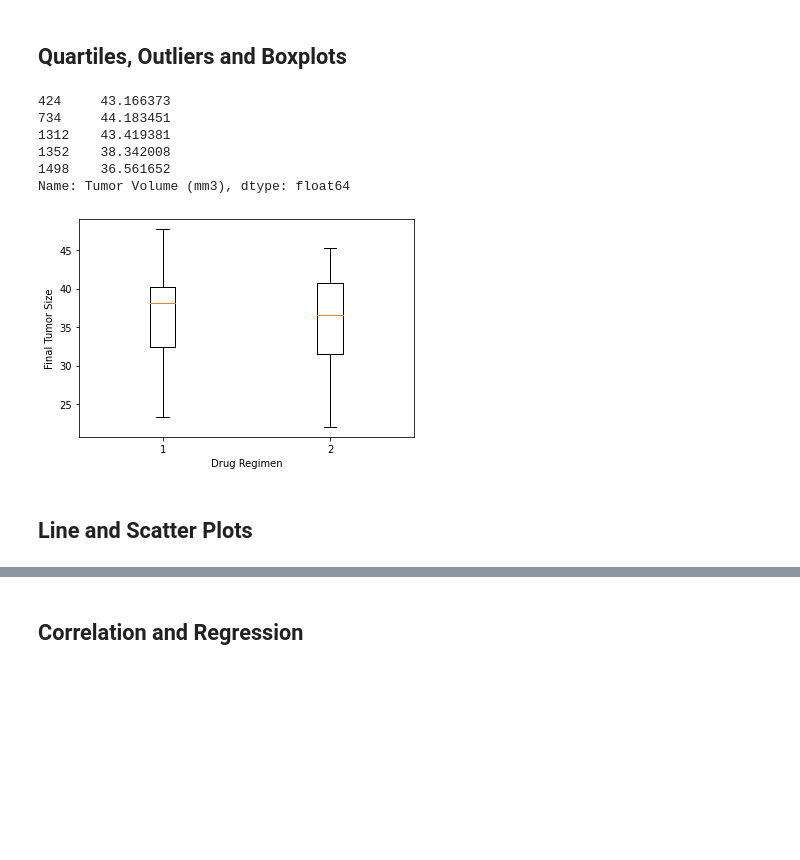
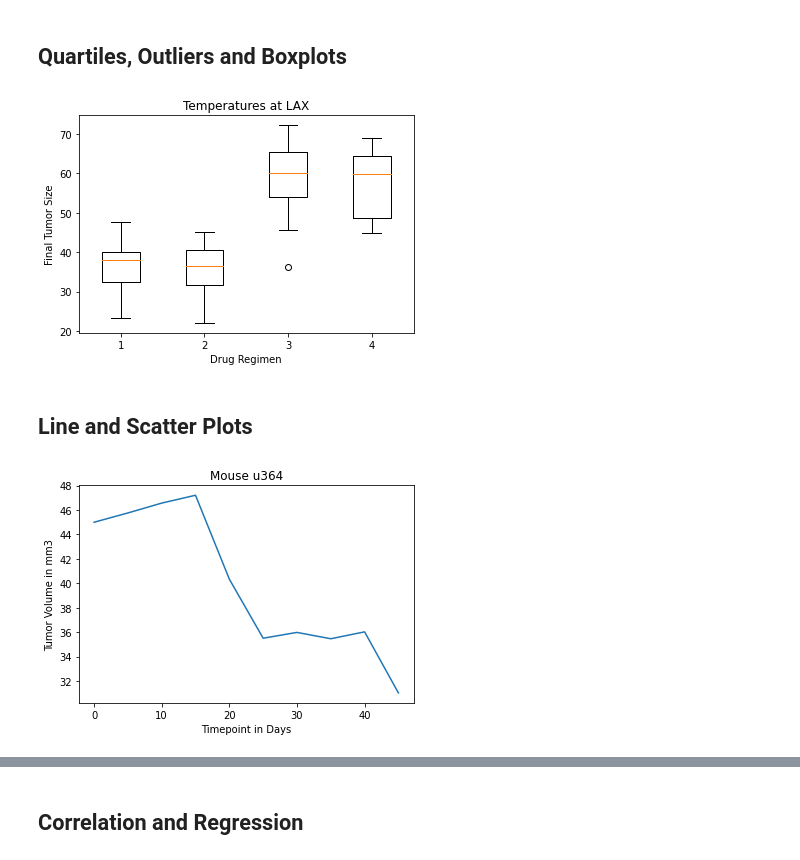
Before and after one commit to ajhibshman/Matplotlib, a Jupyter notebook: Pymaceuticals/pymaceuticals_starter-Copy1.ipynb, the cells around one changed output, grey strips where cells are left out. Cells and saved outputs as stored; diff of their text form; code cells hidden in the pictures; blank space fills up the shorter version.

Commit message:
finished all charts

```diff
--- a/Pymaceuticals/pymaceuticals_starter-Copy1.ipynb
+++ b/Pymaceuticals/pymaceuticals_starter-Copy1.ipynb
@@ -227,7 +227,6 @@ regimens= ["Capomulin", "Ramicane", "Infubinol","Ceftamin"]
 #Capomulin
 Capomulin=mice_final_TV.loc[mice_final_TV['Drug Regimen']=="Capomulin"]
 Capomulin=Capomulin['Tumor Volume (mm3)']
-Capomulin.to_frame()
 
 quartiles = Capomulin.quantile([.25,.5,.75])
 lowerq = quartiles[0.25]
@@ -235,7 +234,6 @@ upperq = quartiles[0.75]
 iqr = upperq-lowerq
 lower_bound = lowerq - (1.5*iqr)
 upper_bound = upperq + (1.5*iqr)
-Capomulin.head()
 #outliers = Capomulin.loc[('Tumor Volume (mm3)' < lower_bound) | ('Tumor Volume (mm3)' > upper_bound)]
 #outliers
 #print(f"Outliers for {Capomulin} are {outliers}")
@@ -243,7 +241,6 @@ Capomulin.head()
 #Ramicane
 Ramicane=mice_final_TV.loc[mice_final_TV['Drug Regimen']=="Ramicane"]
 Ramicane=Ramicane['Tumor Volume (mm3)']
-Ramicane.to_frame()
 
 quartiles = Ramicane.quantile([.25,.5,.75])
 lowerq = quartiles[0.25]
@@ -251,28 +248,49 @@ upperq = quartiles[0.75]
 iqr = upperq-lowerq
 lower_bound = lowerq - (1.5*iqr)
 upper_bound = upperq + (1.5*iqr)
-Ramicane.head()
 #outliers = Capomulin.loc[('Tumor Volume (mm3)' < lower_bound) | ('Tumor Volume (mm3)' > upper_bound)]
 #outliers
 #print(f"Outliers for {Capomulin} are {outliers}")
+
+#Infubinol
+Infubinol=mice_final_TV.loc[mice_final_TV['Drug Regimen']=="Infubinol"]
+Infubinol=Infubinol['Tumor Volume (mm3)']
+
+quartiles = Infubinol.quantile([.25,.5,.75])
+lowerq = quartiles[0.25]
+upperq = quartiles[0.75]
+iqr = upperq-lowerq
+lower_bound = lowerq - (1.5*iqr)
+upper_bound = upperq + (1.5*iqr)
+#outliers = Capomulin.loc[('Tumor Volume (mm3)' < lower_bound) | ('Tumor Volume (mm3)' > upper_bound)]
+#outliers
+#print(f"Outliers for {Capomulin} are {outliers}")
+
+#Ceftamin
+Ceftamin=mice_final_TV.loc[mice_final_TV['Drug Regimen']=="Ceftamin"]
+Ceftamin=Ceftamin['Tumor Volume (mm3)']
+
+quartiles = Ceftamin.quantile([.25,.5,.75])
+lowerq = quartiles[0.25]
+upperq = quartiles[0.75]
+iqr = upperq-lowerq
+lower_bound = lowerq - (1.5*iqr)
+upper_bound = upperq + (1.5*iqr)
+#outliers = Capomulin.loc[('Tumor Volume (mm3)' < lower_bound) | ('Tumor Volume (mm3)' > upper_bound)]
+#outliers
+#print(f"Outliers for {Capomulin} are {outliers}")
-# %% [output]
-424     43.166373
-734     44.183451
-1312    43.419381
-1352    38.342008
-1498    36.561652
-Name: Tumor Volume (mm3), dtype: float64
 # %%
 # Generate a box plot of the final tumor volume of each mouse across four regimens of interest
 fig1, ax1 = plt.subplots()
-#ax1.set_title('Temperatures at LAX')
+ax1.set_title('Temperatures at LAX')
 ax1.set_ylabel('Final Tumor Size')
 ax1.set_xlabel('Drug Regimen')
-#ax1.boxplot(Capomulin)
-ax1.boxplot([Capomulin,Ramicane])
+ax1.boxplot([Capomulin,Ramicane,Infubinol,Ceftamin])
+
+
 
 plt.show()
 # %% [output]
-[figure, old version]
+[figure, new version]
 # %% [markdown]
 ## Line and Scatter Plots
@@ -282,0 +297,16 @@ plt.show()
+# %%
+# Generate a line plot of tumor volume vs. time point for a mouse treated with Capomulin
+#create dataframes for Capomulin and individual mouse within
+Capomulin_only=clean_df.loc[clean_df['Drug Regimen']=='Capomulin']
+
+mouse_u364=Capomulin_only.loc[Capomulin_only['Mouse ID']=='u364']
+
+x_axis=mouse_u364['Timepoint']
+y_axis=mouse_u364['Tumor Volume (mm3)']
+plt.plot(x_axis,y_axis)
+plt.title('Mouse u364')
+plt.xlabel('Timepoint in Days')
+plt.ylabel('Tumor Volume in mm3')
+plt.show()
+# %% [output]
+[figure, added]
```
Also changed, not shown: parts of 6 cells of this notebook, 2 other files.
